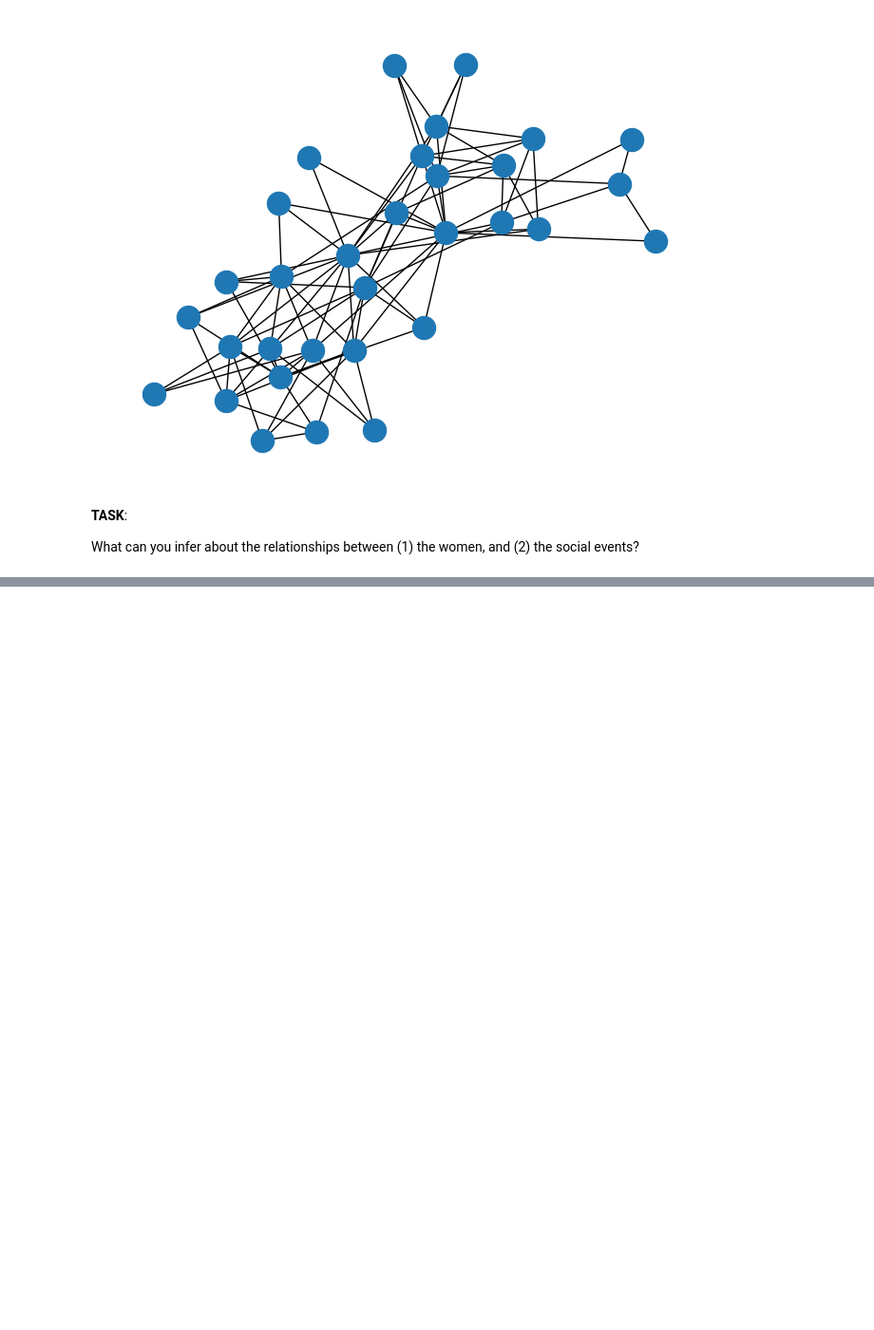
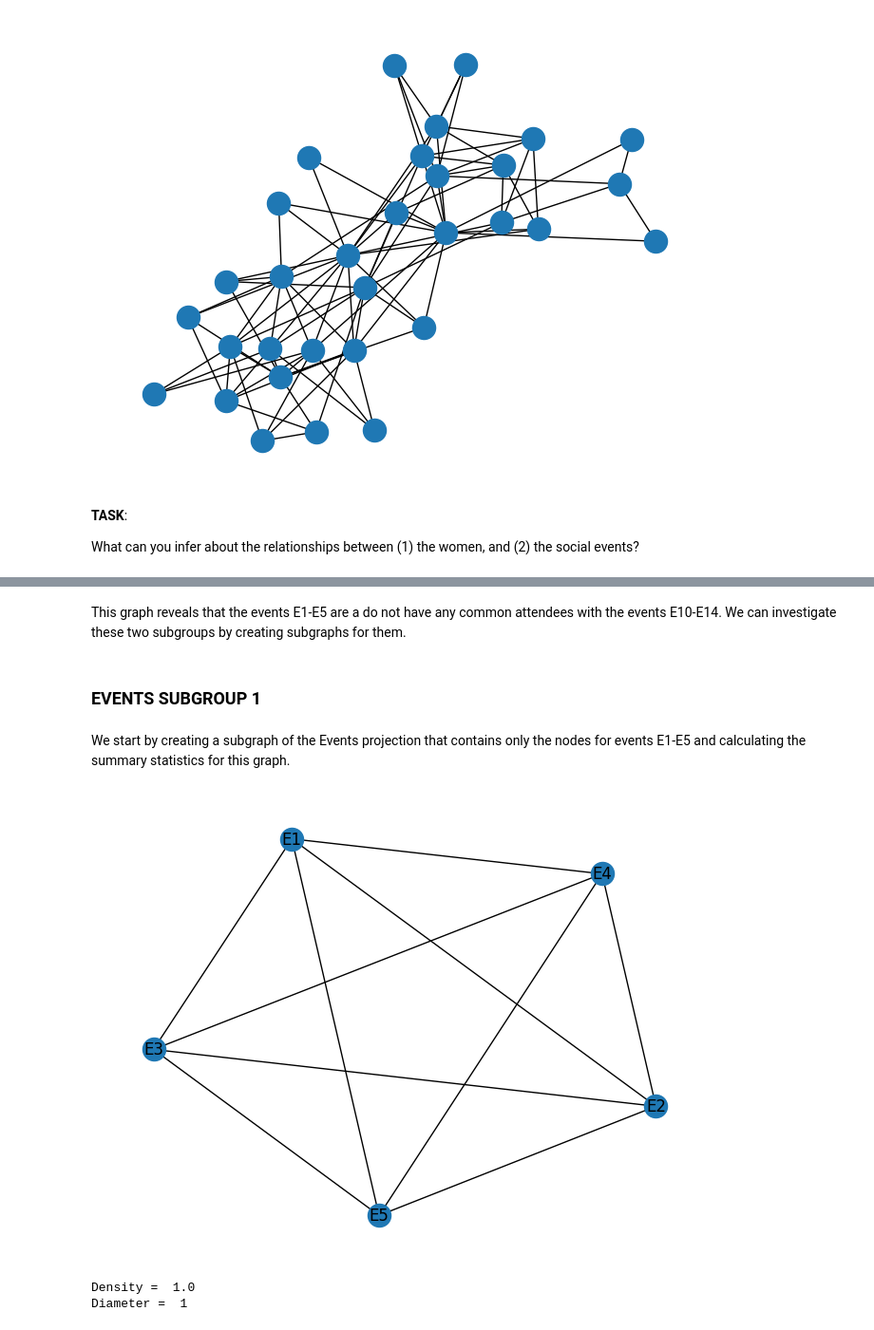
Before and after one commit to Marley-Myrianthopoulos/cunysps_data620, a Jupyter notebook: homework/620_hw4.ipynb, the cells around one changed output, grey strips where cells are left out. Shown at 95% size. Cells and saved outputs as stored; diff of their text form; code cells hidden in the pictures; blank space fills up the shorter version.

```diff
--- a/homework/620_hw4.ipynb
+++ b/homework/620_hw4.ipynb
@@ -65,0 +93,17 @@ What can you infer about the relationships between (1) the women, and (2) the so
+# %% [markdown]
+This graph reveals that the events E1-E5 are a do not have any common attendees with the events E10-E14. We can investigate these two subgroups by creating subgraphs for them.
+# %% [markdown]
+### EVENTS SUBGROUP 1
+# %% [markdown]
+We start by creating a subgraph of the Events projection that contains only the nodes for events E1-E5 and calculating the summary statistics for this graph.
+# %%
+E_sub_1_list = ["E1", "E2", "E3", "E4", "E5"]
+E_sub_1 = E.subgraph(E_sub_1_list)
+pos5 = nx.spring_layout(E_sub_1, seed=1989)
+nx.draw(E_sub_1, pos5, with_labels=True)
+plt.show()
+print("Density = ", nx.density(E_sub_1), "\nDiameter = ", nx.diameter(E_sub_1))
+# %% [output]
+[figure, added]
+Density =  1.0
+Diameter =  1
```
Also changed, not shown: parts of 62 cells of this notebook.
